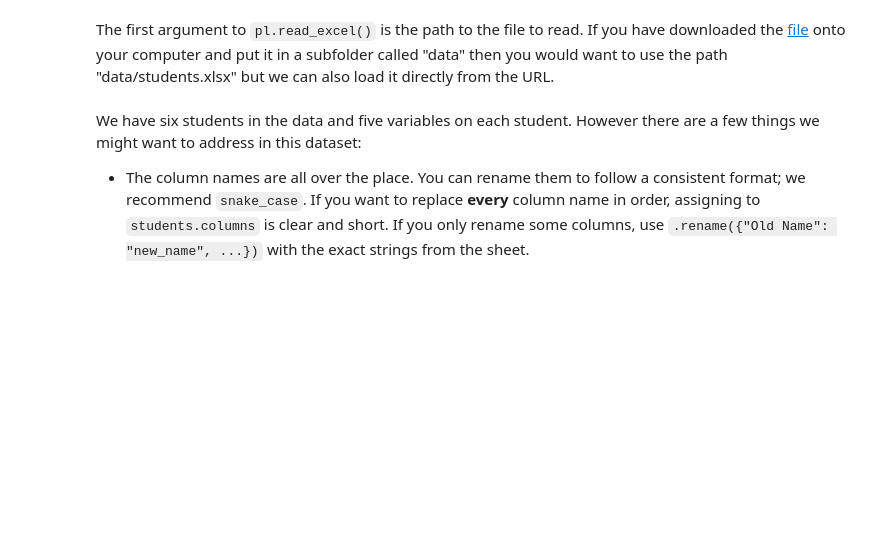
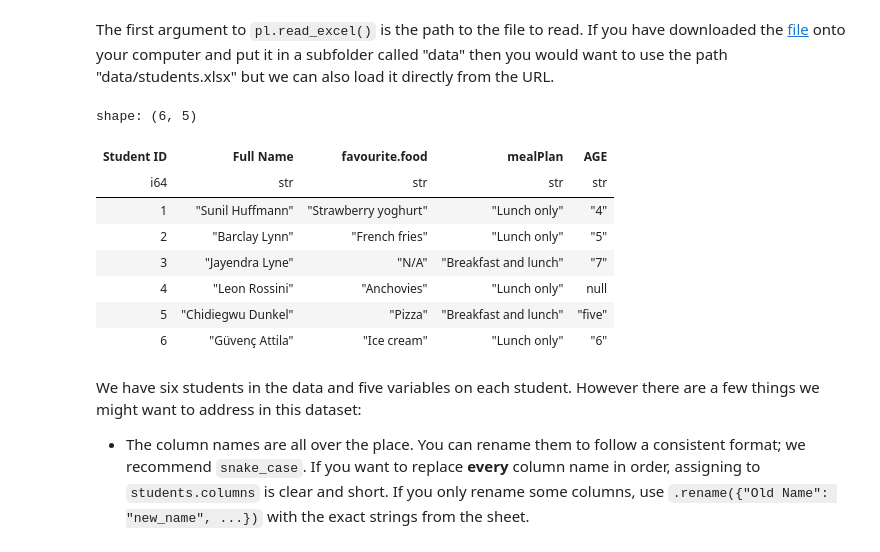
Before and after one commit to aeturrell/python4DS, a Jupyter notebook: spreadsheets.ipynb, the cells around one changed output. Cells and saved outputs as stored; diff of their text form; code cells hidden in the pictures; blank space fills up the shorter version.

```diff
--- a/spreadsheets.ipynb
+++ b/spreadsheets.ipynb
@@ -31,10 +31,20 @@ The first argument to `pl.read_excel()` is the path to the file to read. If you
 # %%
 import polars as pl
 
 students = pl.read_excel(
-    "https://github.com/aeturrell/python4DS/raw/main/data/students.xlsx",
+    "data/students.xlsx",
 )
 students
+# %% [output]
+shape: (6, 5)
+| Student ID | Full Name | favourite.food | mealPlan | AGE |
+| i64 | str | str | str | str |
+| 1 | "Sunil Huffmann" | "Strawberry yoghurt" | "Lunch only" | "4" |
+| 2 | "Barclay Lynn" | "French fries" | "Lunch only" | "5" |
+| 3 | "Jayendra Lyne" | "N/A" | "Breakfast and lunch" | "7" |
+| 4 | "Leon Rossini" | "Anchovies" | "Lunch only" | null |
+| 5 | "Chidiegwu Dunkel" | "Pizza" | "Breakfast and lunch" | "five" |
+| 6 | "Güvenç Attila" | "Ice cream" | "Lunch only" | "6" |
 # %% [markdown]
 We have six students in the data and five variables on each student. However there are a few things we might want to address in this dataset:
 
```
Also changed, not shown: parts of 13 cells of this notebook, 4 other files.
